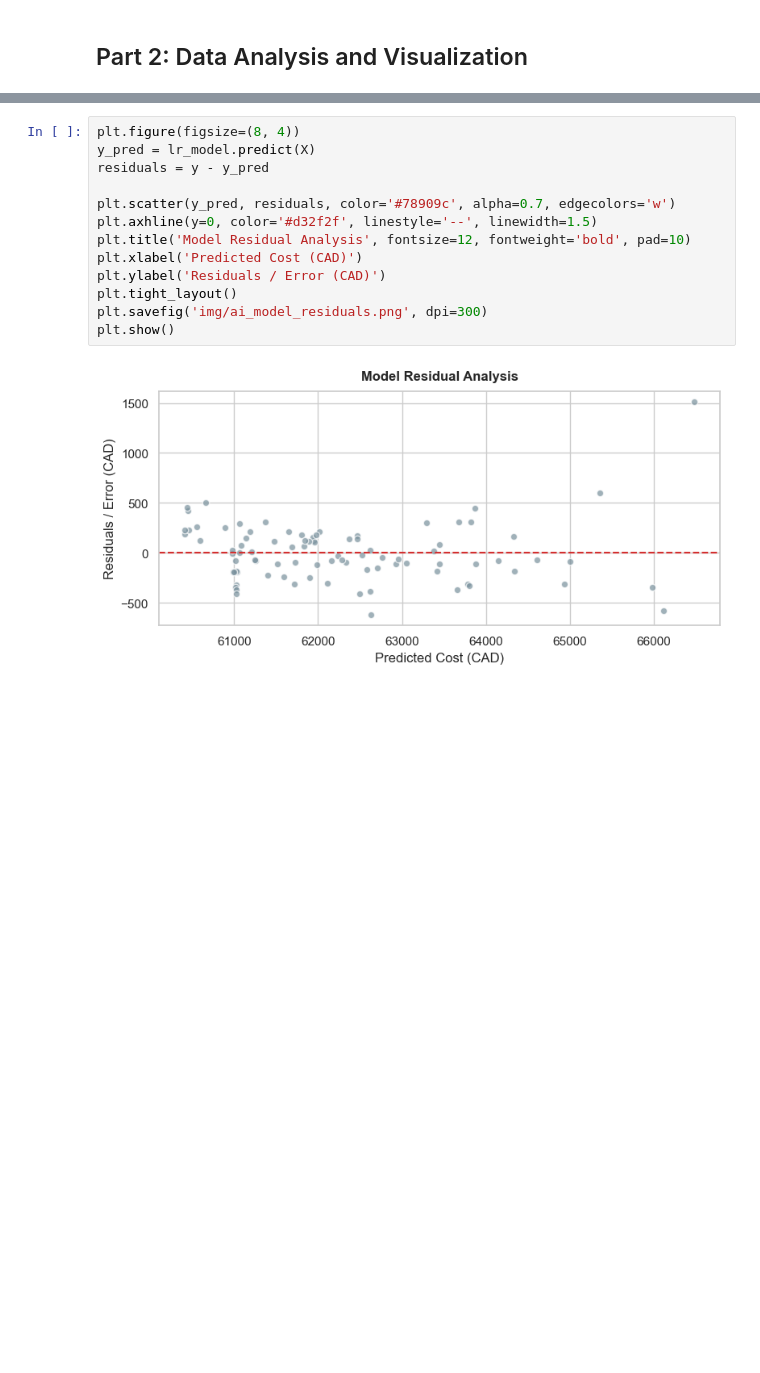
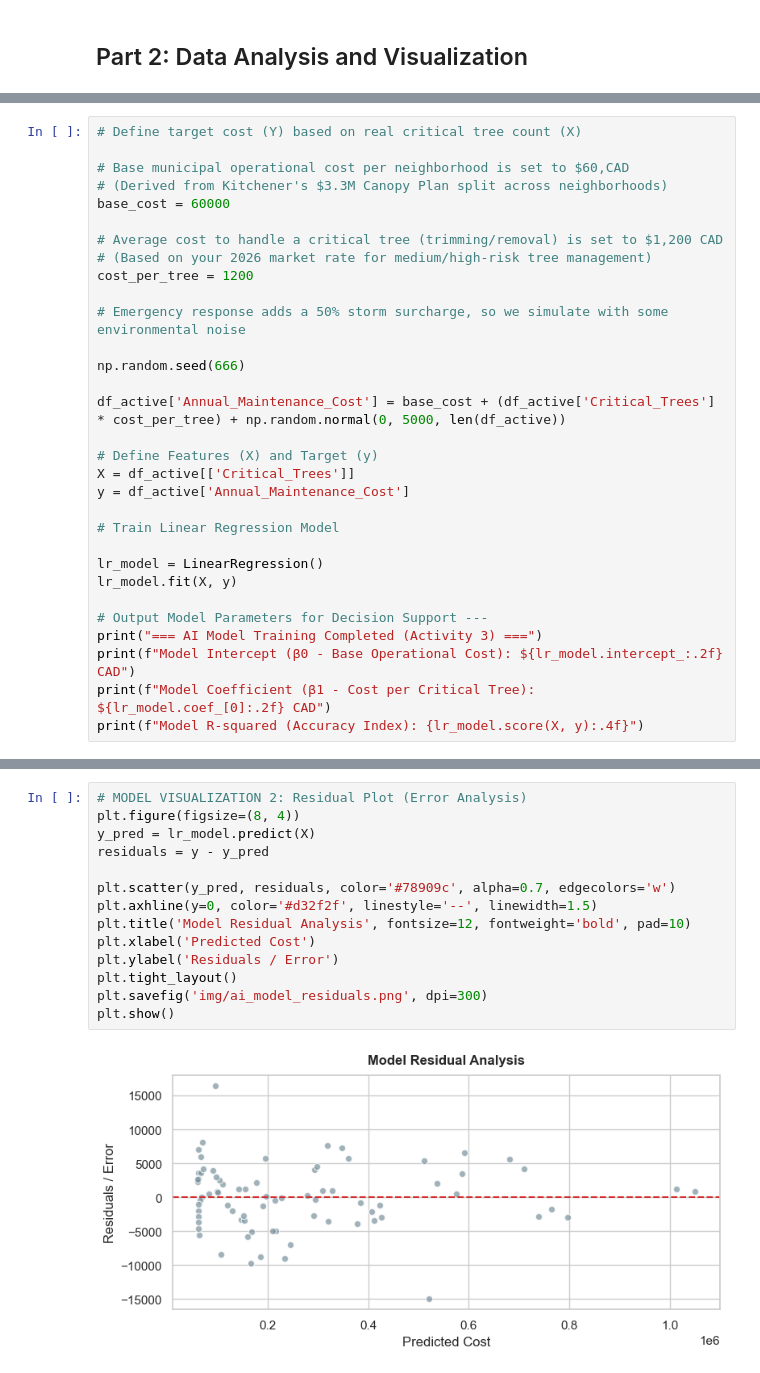
Before and after one commit to caatat741213/EUFP_AI_Tree_Canopy, a Jupyter notebook: Assignment_1.ipynb, the cells around one changed output, grey strips where cells are left out. Cells and saved outputs as stored; diff of their text form; blank space fills up the shorter version.

```diff
--- a/Assignment_1.ipynb
+++ b/Assignment_1.ipynb
@@ -596,0 +407,31 @@ Model R-squared (Accuracy Index): 0.9583
+# %%
+# Define target cost (Y) based on real critical tree count (X)
+
+# Base municipal operational cost per neighborhood is set to $60,CAD
+# (Derived from Kitchener's $3.3M Canopy Plan split across neighborhoods)
+base_cost = 60000
+
+# Average cost to handle a critical tree (trimming/removal) is set to $1,200 CAD
+# (Based on your 2026 market rate for medium/high-risk tree management)
+cost_per_tree = 1200
+
+# Emergency response adds a 50% storm surcharge, so we simulate with some environmental noise
+
+np.random.seed(666)
+
+df_active['Annual_Maintenance_Cost'] = base_cost + (df_active['Critical_Trees'] * cost_per_tree) + np.random.normal(0, 5000, len(df_active))
+
+# Define Features (X) and Target (y)
+X = df_active[['Critical_Trees']]
+y = df_active['Annual_Maintenance_Cost']
+
+# Train Linear Regression Model
+
+lr_model = LinearRegression()
+lr_model.fit(X, y)
+
+# Output Model Parameters for Decision Support ---
+print("=== AI Model Training Completed (Activity 3) ===")
+print(f"Model Intercept (β0 - Base Operational Cost): ${lr_model.intercept_:.2f} CAD")
+print(f"Model Coefficient (β1 - Cost per Critical Tree): ${lr_model.coef_[0]:.2f} CAD")
+print(f"Model R-squared (Accuracy Index): {lr_model.score(X, y):.4f}")
@@ -597,15 +471,16 @@ Model R-squared (Accuracy Index): 0.9583
 # %%
+# MODEL VISUALIZATION 2: Residual Plot (Error Analysis)
 plt.figure(figsize=(8, 4))
 y_pred = lr_model.predict(X)
 residuals = y - y_pred
 
 plt.scatter(y_pred, residuals, color='#78909c', alpha=0.7, edgecolors='w')
 plt.axhline(y=0, color='#d32f2f', linestyle='--', linewidth=1.5)
 plt.title('Model Residual Analysis', fontsize=12, fontweight='bold', pad=10)
-plt.xlabel('Predicted Cost (CAD)')
-plt.ylabel('Residuals / Error (CAD)')
+plt.xlabel('Predicted Cost')
+plt.ylabel('Residuals / Error')
 plt.tight_layout()
 plt.savefig('img/ai_model_residuals.png', dpi=300)
 plt.show()
 # %% [output]
-[figure, old version]
+[figure, new version]
```
Also changed, not shown: parts of 40 cells of this notebook.
